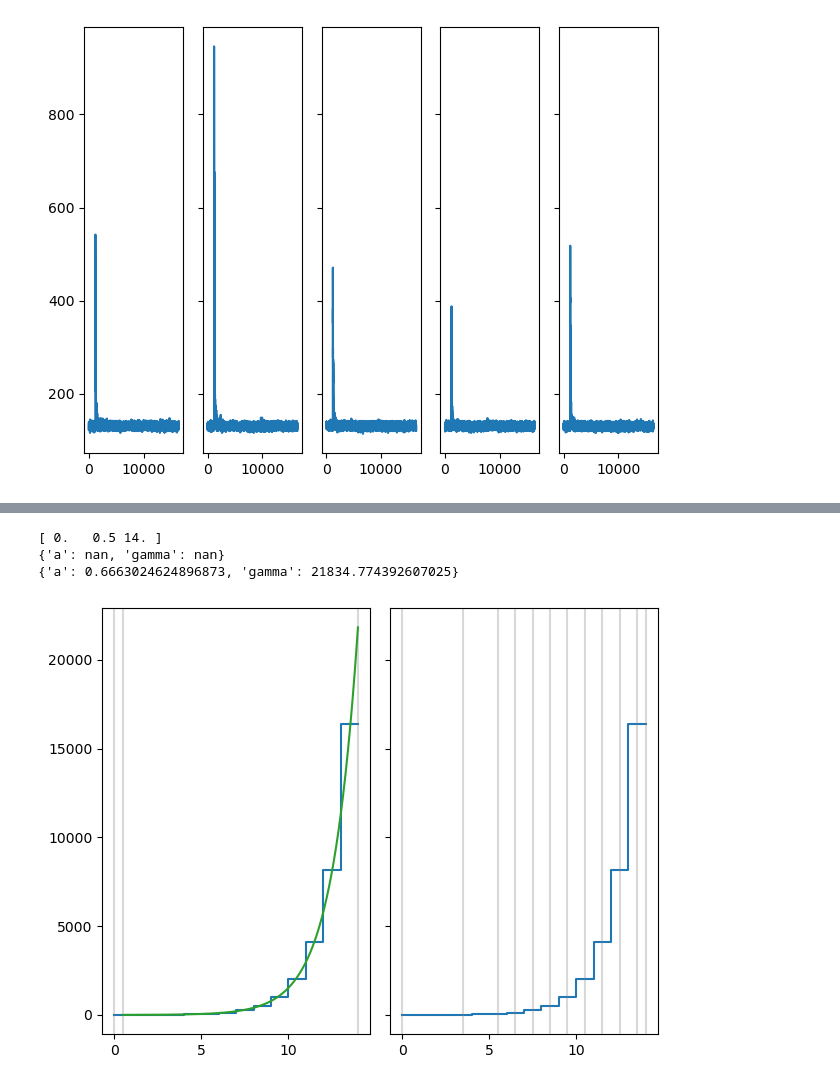
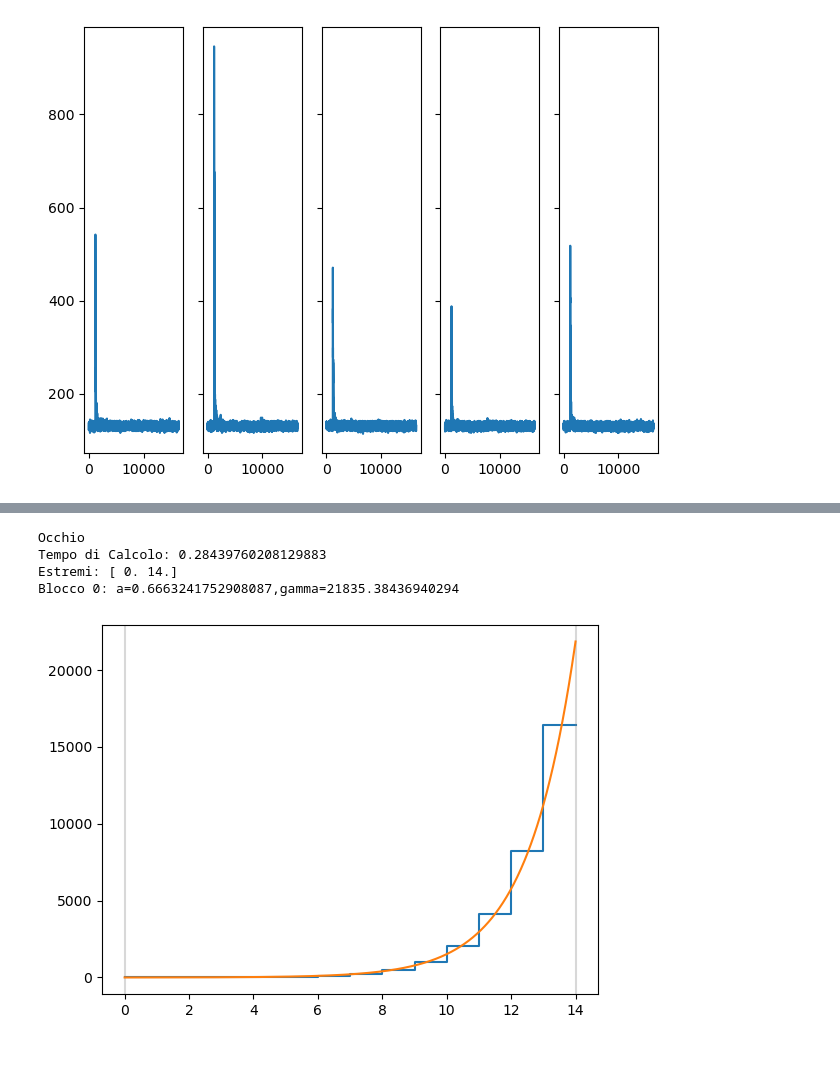
Before and after one commit to ASTRO-EDU/BBexponential, a Jupyter notebook: reader.ipynb, the cells around one changed output, grey strips where cells are left out. Saved outputs shown, nothing was run; the diff lists cells and outputs as text; code cells hidden in the pictures; blank space fills up the shorter version.

```diff
--- a/reader.ipynb
+++ b/reader.ipynb
@@ -74,27 +72,10 @@ plt.show()
 # %%
 t=np.arange(0,15)
 x=np.floor(np.power(2,t))
-fig, axs = plt.subplots(1, 2, sharey=True, tight_layout=True)
-axs[0].step(t, x)
-axs[1].step(t, x)
-xcoords = bayesian_blocks(t,x,fitness=ExponentialBlocks_Events)
-print(xcoords)
-for xc in xcoords:
-    axs[0].axvline(x=xc, color='grey', alpha=0.3)
-fitn = ExponentialBlocks_Events()
-for i in range(len(xcoords)-1):
-    edge_l = xcoords[i]
-    edge_r = xcoords[i+1]
-    params = fitn.get_parameters(edge_l,edge_r,t,x)
-    print(params)
-    plot_t = np.linspace(edge_l,edge_r,1000)
-    plot_x = params['gamma'] * np.exp(params['a']*(plot_t - edge_r))
-    axs[0].plot(plot_t,plot_x)
-xcoords = bayesian_blocks(t,x,fitness='events')
-for xc in xcoords:
-    axs[1].axvline(x=xc, color='grey', alpha=0.3)
+test_bb_exp(t,x,ExponentialBlocks_Events_Alt_2,ncp_prior=100000)
 # %% [output]
-[ 0.   0.5 14. ]
-{'a': nan, 'gamma': nan}
-{'a': 0.6663024624896873, 'gamma': 21834.774392607025}
+Occhio
+Tempo di Calcolo: 0.28439760208129883
+Estremi: [ 0. 14.]
+Blocco 0: a=0.6663241752908087,gamma=21835.38436940294
-[figure, old version]
+[figure, new version]
```
Also changed, not shown: parts of 1 cell of this notebook, 3 other files.
